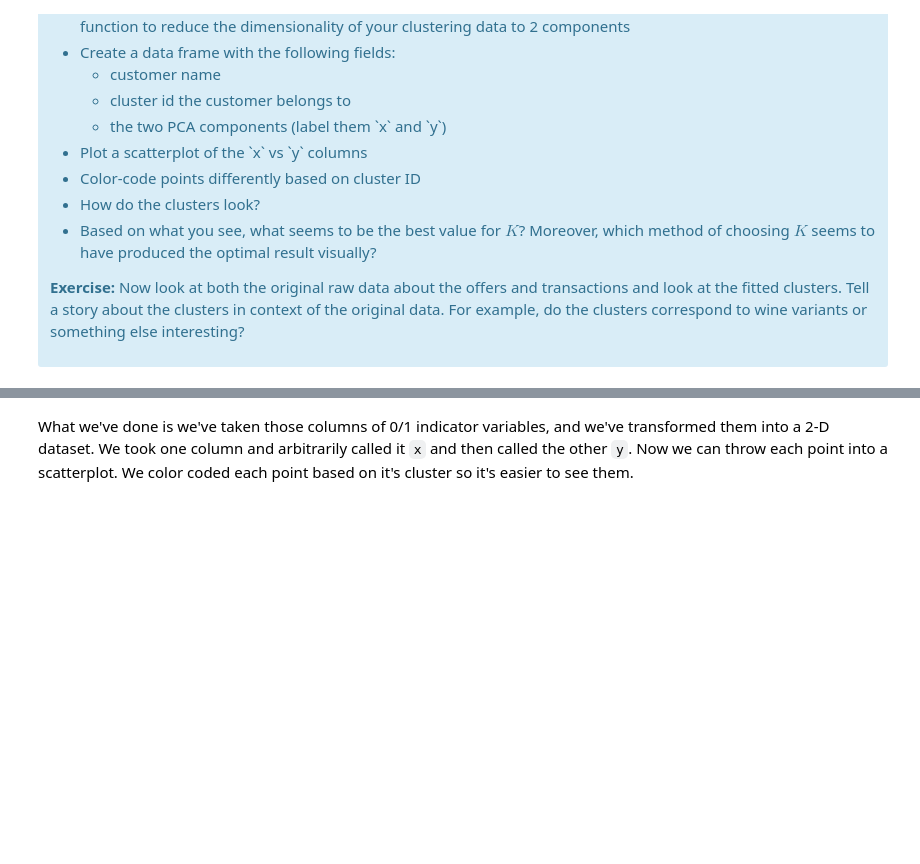
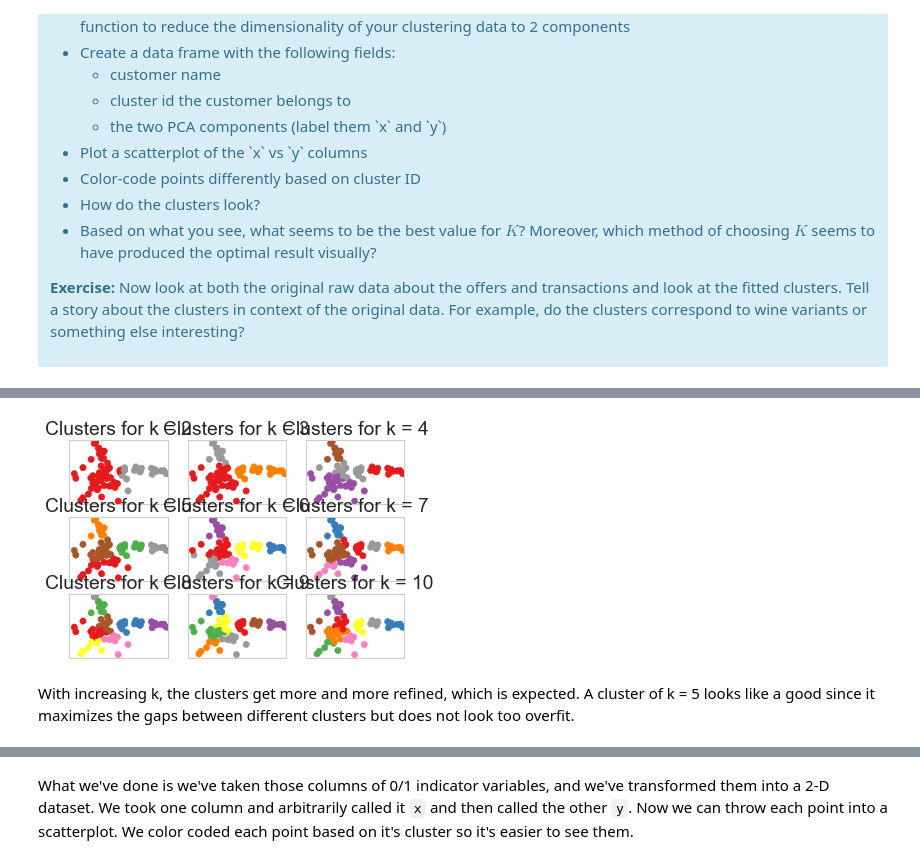
Before and after one commit to karahahn/clustering-customer-segmentation, a Jupyter notebook: Mini_Project_Clustering.ipynb, the cells around one changed output, grey strips where cells are left out. Saved outputs shown, nothing was run; the diff lists cells and outputs as text; code cells hidden in the pictures; blank space fills up the shorter version.

```diff
--- a/Mini_Project_Clustering.ipynb
+++ b/Mini_Project_Clustering.ipynb
@@ -240,0 +369,28 @@ This is only one use of PCA for dimension reduction. We can also use PCA when we
+# %%
+# plot scatterplot of x and y
+# set x and y limits for the plots
+# will use range, +/- 5% of the range for min, max
+x_range = np.ptp(wine_clusters['x'])
+x_min, x_max = np.min(wine_clusters['x']) - 0.05 * x_range, np.max(wine_clusters['x']) - 0.05 * x_range
+
+y_range = np.ptp(wine_clusters['y'])
+y_min, y_max = np.min(wine_clusters['y']) - 0.05 * y_range, np.max(wine_clusters['y']) - 0.05 * y_range
+
+# setup figure and fill with data
+fig = plt.figure()
+for k in k_range:
+    # setup plots and axes
+    ax = fig.add_subplot(3,3,k-1)
+    ax.set_xlim([x_min, x_max])
+    ax.set_ylim([y_min, y_max])
+    ax.set_xticks([])
+    ax.set_yticks([])
+
+    # fill data in the scatterplots
+    plt.scatter(x = wine_clusters['x'], y = wine_clusters['y'], s = 40,
+                c = wine_clusters.iloc[:,k + 1], cmap = 'Set1')
+    ax.set_title('Clusters for k = ' + str(k))
+# %% [output]
+[figure, added]
+# %% [markdown]
+With increasing k, the clusters get more and more refined, which is expected. A cluster of k = 5 looks like a good since it maximizes the gaps between different clusters but does not look too overfit.
```
Also changed, not shown: parts of 28 cells of this notebook.
